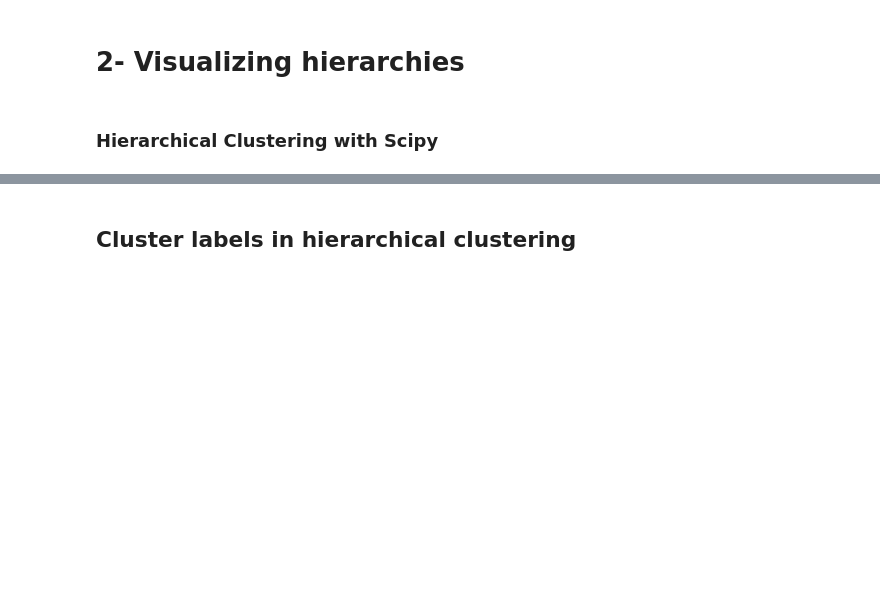
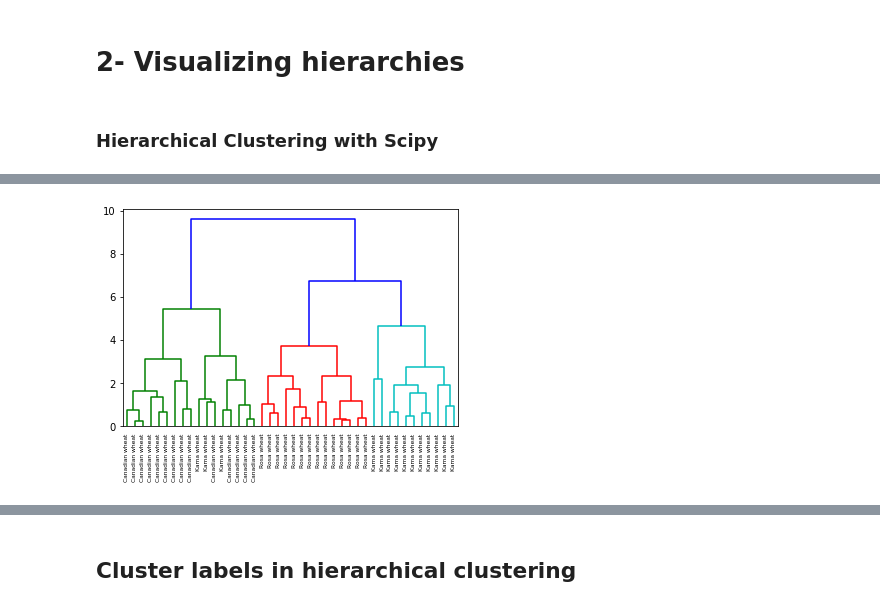
Before and after one commit to nflorez228/Machine-Learning-Scientist-with-Python, a Jupyter notebook: 2 - Unsupervised Learning in Python/Ch2_Unsupervised learning.ipynb, the cells around one changed output, grey strips where cells are left out. Saved outputs shown, nothing was run; the diff lists cells and outputs as text; code cells hidden in the pictures; blank space fills up the shorter version.

```diff
--- a/2 - Unsupervised Learning in Python/Ch2_Unsupervised learning.ipynb
+++ b/2 - Unsupervised Learning in Python/Ch2_Unsupervised learning.ipynb
@@ -337,16 +504,14 @@ Image(filename='16.png')
 # %%
-# # Perform the necessary imports
-# from scipy.cluster.hierarchy import linkage, dendrogram
-# import matplotlib.pyplot as plt
+# Perform the necessary imports
+from scipy.cluster.hierarchy import linkage, dendrogram
+import matplotlib.pyplot as plt
 
-# # Calculate the linkage: mergings
-# mergings = linkage(samples,method='complete')
+# Calculate the linkage: mergings
+mergings = linkage(samples,method='complete')
 
-# # Plot the dendrogram, using varieties as labels
-# dendrogram(mergings,
-#            labels=varieties,
-#            leaf_rotation=90,
-#            leaf_font_size=6,
-# )
-# plt.show()
+# Plot the dendrogram, using varieties as labels
+dendrogram(mergings, labels=varieties, leaf_rotation=90, leaf_font_size=6)
+plt.show()
+# %% [output]
+[figure, added]
 # %%
```
Also changed, not shown: parts of 112 cells of this notebook, 42 other files.
